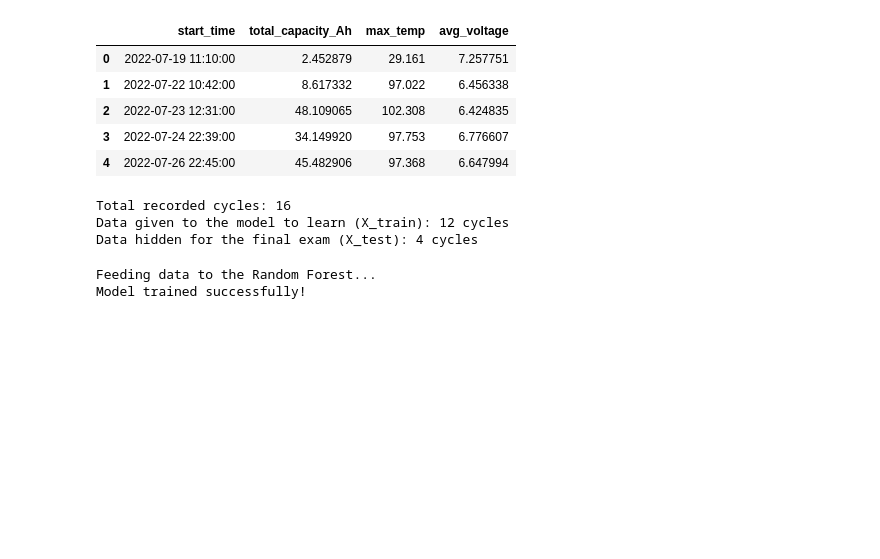
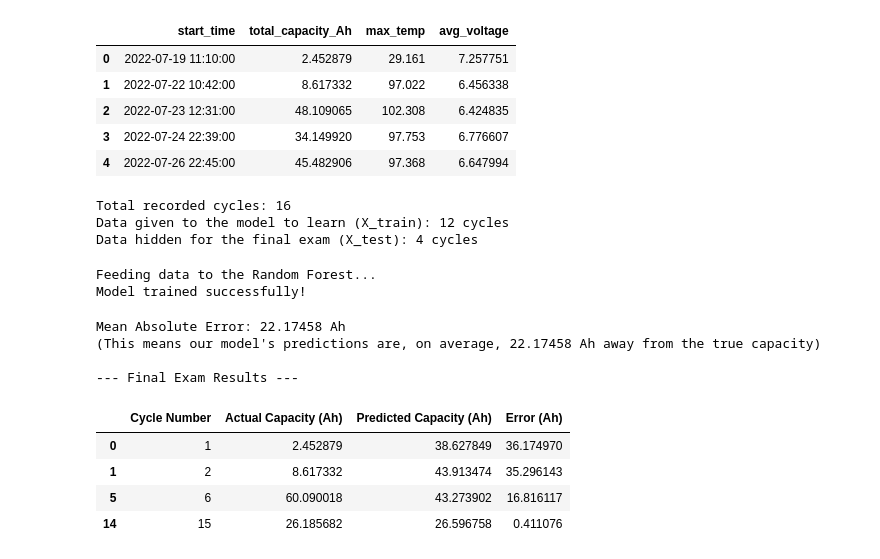
Before and after one commit to rushi-k-op/EV_battery_analytics_ml, a Jupyter notebook: EV_battery_analytics.ipynb, the cells around one changed output. Cells and saved outputs as stored; diff of their text form; code cells hidden in the pictures; blank space fills up the shorter version.

Commit message:
Random Forest model, calculated MAE, and generated true vs. predicted results table.

```diff
--- a/EV_battery_analytics.ipynb
+++ b/EV_battery_analytics.ipynb
@@ -165,3 +165,37 @@ print("Model trained successfully!")
 # %% [output]
 Feeding data to the Random Forest...
 Model trained successfully!
+# %%
+import pandas as pd
+from sklearn.metrics import mean_absolute_error
+
+# 1. Ask the model to predict the capacity for our hidden test data
+predictions = model.predict(X_test)
+
+# 2. Calculate the Mean Absolute Error
+mae = mean_absolute_error(y_test, predictions)
+print(f"Mean Absolute Error: {mae:.5f} Ah")
+print(f"(This means our model's predictions are, on average, {mae:.5f} Ah away from the true capacity)")
+
+# 3. Create a clean table to see the predictions side-by-side with reality
+results = pd.DataFrame({
+    'Cycle Number': X_test['cycle_number'],
+    'Actual Capacity (Ah)': y_test,
+    'Predicted Capacity (Ah)': predictions
+})
+
+# Let's calculate the exact error for each individual prediction
+results['Error (Ah)'] = abs(results['Actual Capacity (Ah)'] - results['Predicted Capacity (Ah)'])
+
+print("\n--- Final Exam Results ---")
+display(results)
+# %% [output]
+Mean Absolute Error: 22.17458 Ah
+(This means our model's predictions are, on average, 22.17458 Ah away from the true capacity)
+
+--- Final Exam Results ---
+|  | Cycle Number | Actual Capacity (Ah) | Predicted Capacity (Ah) | Error (Ah) |
+| 0 | 1 | 2.452879 | 38.627849 | 36.174970 |
+| 1 | 2 | 8.617332 | 43.913474 | 35.296143 |
+| 5 | 6 | 60.090018 | 43.273902 | 16.816117 |
+| 14 | 15 | 26.185682 | 26.596758 | 0.411076 |
```
